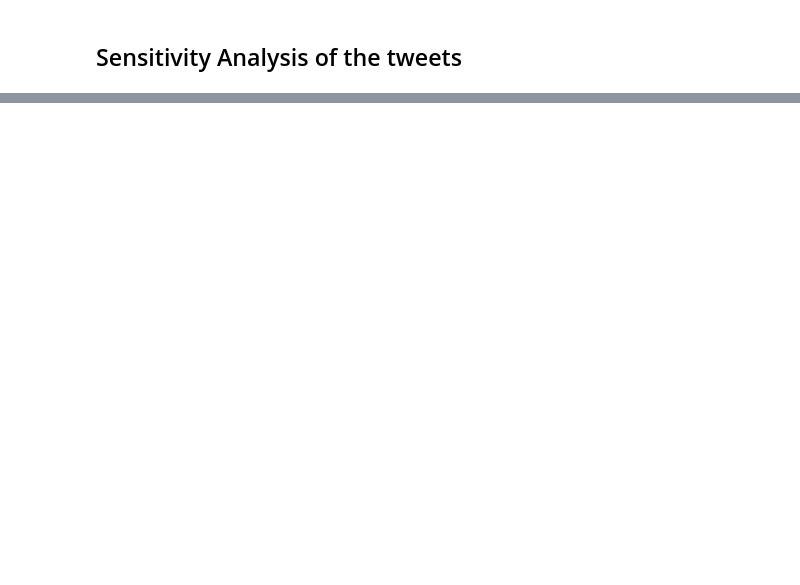
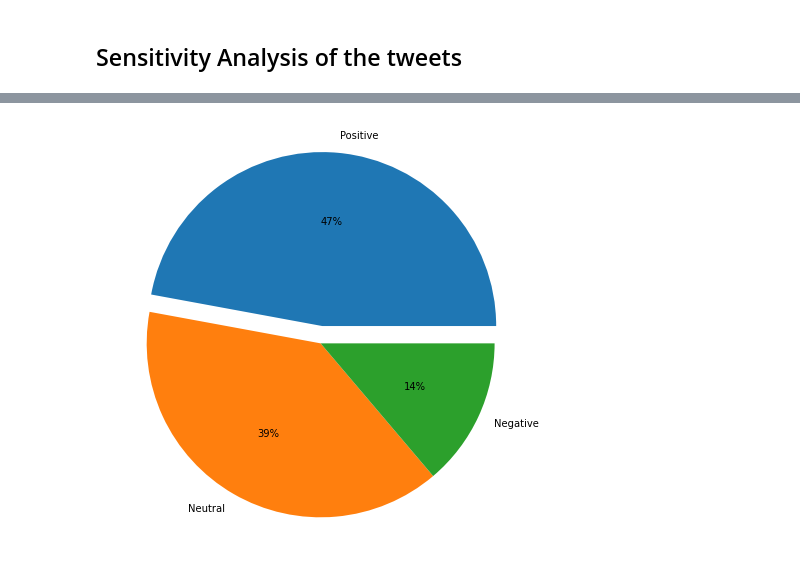
Before and after one commit to Rahad-Mohi-Uddin/Kaggle, a Jupyter notebook: elon-musk-s-tweet-analysis.ipynb, the cells around one changed output, grey strips where cells are left out. Saved outputs shown, nothing was run; the diff lists cells and outputs as text; code cells hidden in the pictures; blank space fills up the shorter version.

```diff
--- a/elon-musk-s-tweet-analysis.ipynb
+++ b/elon-musk-s-tweet-analysis.ipynb
@@ -170,0 +174,11 @@ tweet.head(10)
+# %%
+plt.figure(figsize=(10,8))
+
+values=tweet['Sentiment'].value_counts()
+label=['Positive','Neutral','Negative']
+explode=[0.1,0,0]
+
+plt.pie(values,labels=label,explode=explode,autopct='%.0f%%')
+plt.show()
+# %% [output]
+[figure, added]
```
Also changed, not shown: parts of 8 cells of this notebook.
